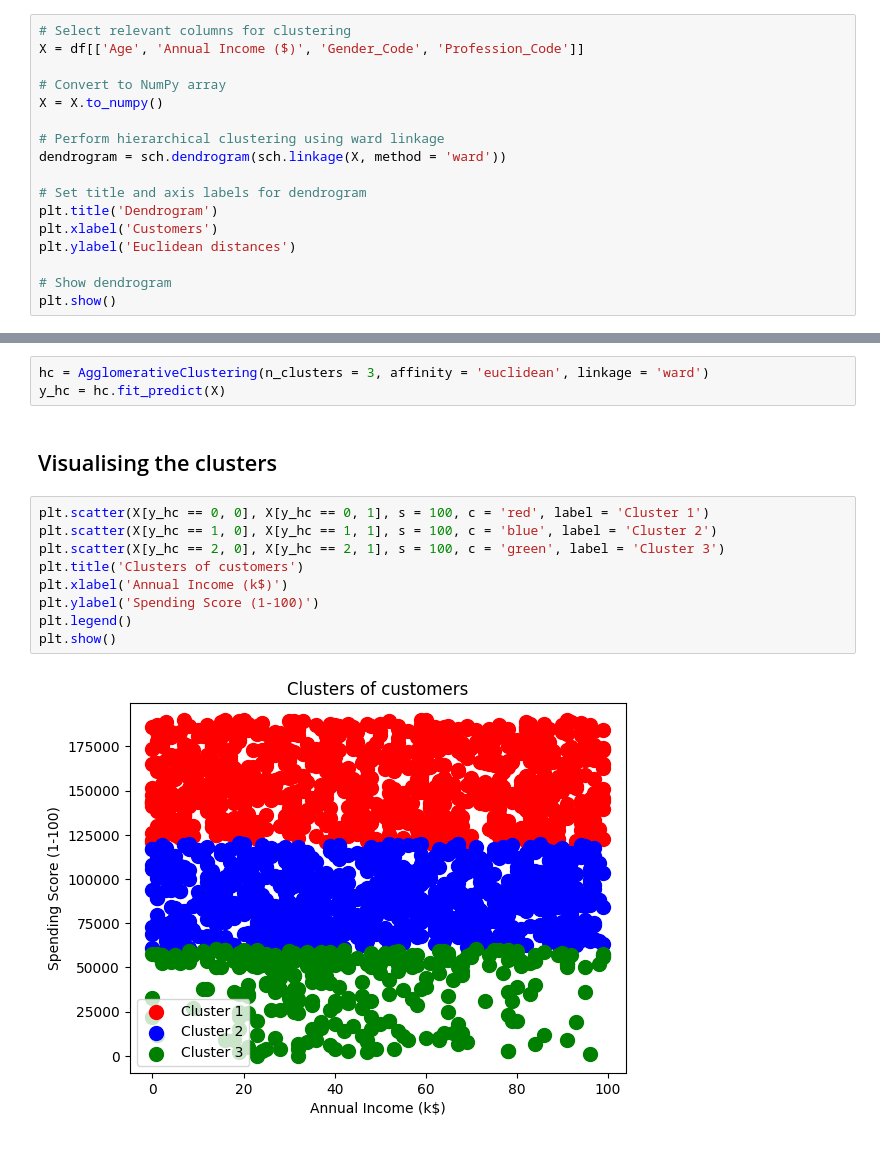
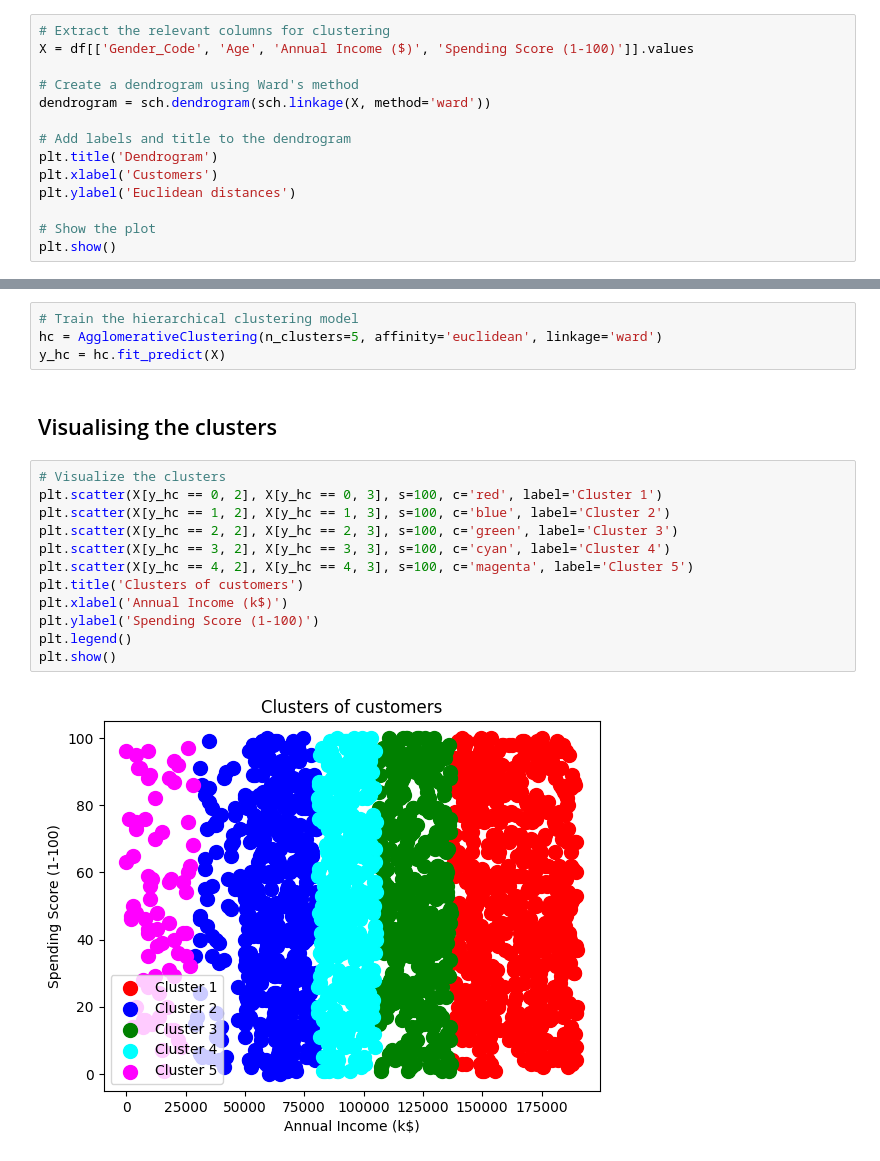
Before and after one commit to Gavin-Sharma/project2-data-analytics, a Jupyter notebook: algorithm01.ipynb, the cells around one changed output, grey strips where cells are left out. Saved outputs shown, nothing was run; the diff lists cells and outputs as text.

```diff
--- a/algorithm01.ipynb
+++ b/algorithm01.ipynb
@@ -46,20 +46,17 @@ df.head()
 # %% [markdown]
 ## Using the dendrogram to find the optimal number of clusters
 # %%
-# Select relevant columns for clustering
-X = df[['Age', 'Annual Income ($)', 'Gender_Code', 'Profession_Code']]
+# Extract the relevant columns for clustering
+X = df[['Gender_Code', 'Age', 'Annual Income ($)', 'Spending Score (1-100)']].values
 
-# Convert to NumPy array
-X = X.to_numpy()
+# Create a dendrogram using Ward's method
+dendrogram = sch.dendrogram(sch.linkage(X, method='ward'))
 
-# Perform hierarchical clustering using ward linkage
-dendrogram = sch.dendrogram(sch.linkage(X, method = 'ward'))
-
-# Set title and axis labels for dendrogram
+# Add labels and title to the dendrogram
 plt.title('Dendrogram')
 plt.xlabel('Customers')
 plt.ylabel('Euclidean distances')
 
-# Show dendrogram
+# Show the plot
 plt.show()
 # %% [output]
@@ -67,18 +64,22 @@ plt.show()
 # %% [markdown]
 ## Training the Hierarchical Clustering model on the dataset
 # %%
-hc = AgglomerativeClustering(n_clusters = 3, affinity = 'euclidean', linkage = 'ward')
+# Train the hierarchical clustering model
+hc = AgglomerativeClustering(n_clusters=5, affinity='euclidean', linkage='ward')
 y_hc = hc.fit_predict(X)
 # %% [markdown]
 ## Visualising the clusters
 # %%
-plt.scatter(X[y_hc == 0, 0], X[y_hc == 0, 1], s = 100, c = 'red', label = 'Cluster 1')
-plt.scatter(X[y_hc == 1, 0], X[y_hc == 1, 1], s = 100, c = 'blue', label = 'Cluster 2')
-plt.scatter(X[y_hc == 2, 0], X[y_hc == 2, 1], s = 100, c = 'green', label = 'Cluster 3')
+# Visualize the clusters
+plt.scatter(X[y_hc == 0, 2], X[y_hc == 0, 3], s=100, c='red', label='Cluster 1')
+plt.scatter(X[y_hc == 1, 2], X[y_hc == 1, 3], s=100, c='blue', label='Cluster 2')
+plt.scatter(X[y_hc == 2, 2], X[y_hc == 2, 3], s=100, c='green', label='Cluster 3')
+plt.scatter(X[y_hc == 3, 2], X[y_hc == 3, 3], s=100, c='cyan', label='Cluster 4')
+plt.scatter(X[y_hc == 4, 2], X[y_hc == 4, 3], s=100, c='magenta', label='Cluster 5')
 plt.title('Clusters of customers')
 plt.xlabel('Annual Income (k$)')
 plt.ylabel('Spending Score (1-100)')
 plt.legend()
 plt.show()
 # %% [output]
-[figure, old version]
+[figure, new version]
```
Also changed, not shown: parts of 4 cells of this notebook.
